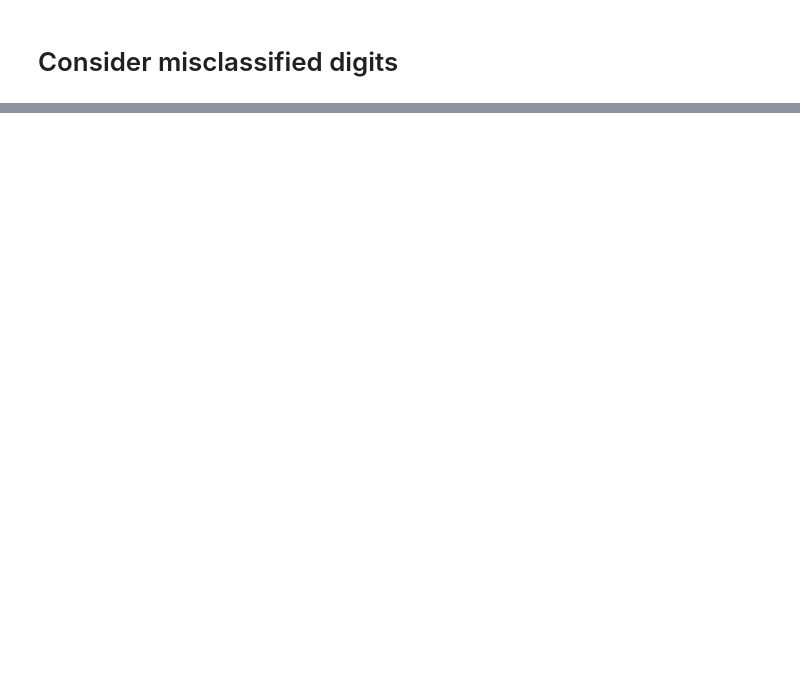
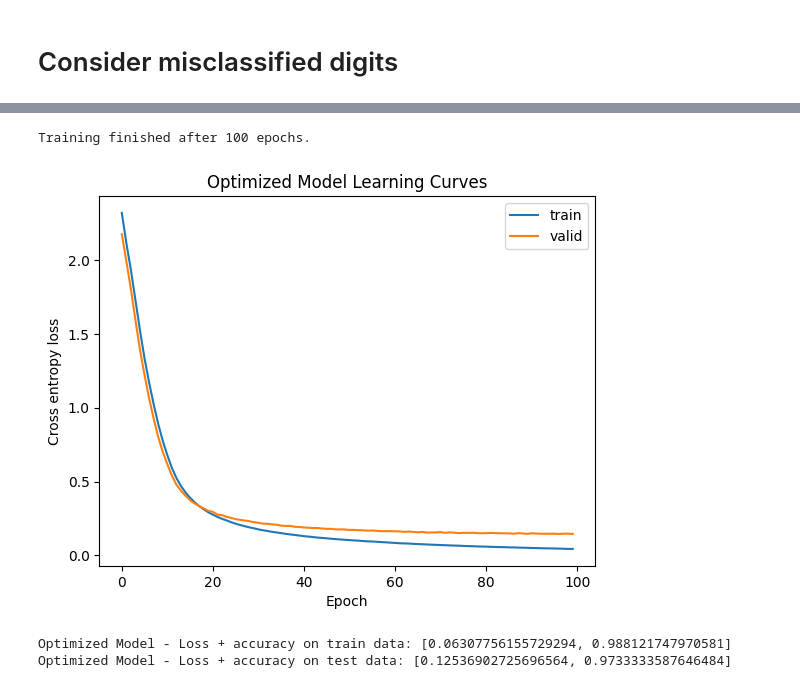
Before and after one commit to RBrooksDK/MAL1, a Jupyter notebook: 11 Introduction to neural networks/Neural networks - Digits - X.ipynb, the cells around one changed output, grey strips where cells are left out. Drawn from its saved outputs; the diff is of its cells as text; code cells hidden in the pictures; blank space fills up the shorter version.

```diff
--- a/11 Introduction to neural networks/Neural networks - Digits - X.ipynb
+++ b/11 Introduction to neural networks/Neural networks - Digits - X.ipynb
@@ -93,0 +124,21 @@ This digit is 8, but classified as 5.
+# %%
+# Reload and scale data for the optimized model
+digits_opt = load_digits()
+X_opt = digits_opt.data / 16.0 # Scale data to [0, 1]
+y_opt = digits_opt.target
+Y_opt = to_categorical(y_opt, num_classes)
+X_train_opt, X_test_opt, Y_train_opt, Y_test_opt = train_test_split(X_opt, Y_opt, stratify = y_opt) # Use scaled X_opt and Y_opt
+input_size_opt = X_opt[0].shape[0]
+# %%
+# Define the optimized model
+seed(1) # Use a different seed for comparison if desired
+tf.random.set_seed(1)
+
+model_opt = Sequential() # Initialize a new neural network
+model_opt.add(Dense(units = 32, activation='relu', input_dim=input_size_opt)) # Use relu activation
+model_opt.add(Dense(units = num_classes, activation='softmax')) # Output layer
+
+adam_opt = Adam() # Use Adam optimizer
+model_opt.compile(loss = 'categorical_crossentropy', optimizer = adam_opt, metrics = ['accuracy'])
+
+model_opt.summary() # Display model architecture
@@ -93,0 +159,34 @@ This digit is 8, but classified as 5.
+# %%
+# Define EarlyStopping callback
+early_stopping_opt = EarlyStopping(monitor='val_loss', patience=10, restore_best_weights=True)
+
+# Train the optimized model
+history_opt = model_opt.fit(X_train_opt, Y_train_opt,
+                            epochs = 100, # Increased epochs
+                            batch_size = 50,
+                            verbose = 0,
+                            validation_split = 0.2,
+                            callbacks=[early_stopping_opt]) # Added callback
+
+print(f"Training finished after {len(history_opt.history['loss'])} epochs.")
+# %% [output]
+Training finished after 100 epochs.
+# %%
+# Plot learning curves for the optimized model
+plt.figure()
+plt.title("Optimized Model Learning Curves")
+plt.xlabel("Epoch")
+plt.ylabel("Cross entropy loss")
+plt.plot(history_opt.history['loss'], label = 'train')
+plt.plot(history_opt.history['val_loss'], label = 'valid')
+plt.legend()
+plt.show()
+# %% [output]
+[figure, added]
+# %%
+# Evaluate the optimized model
+print("Optimized Model - Loss + accuracy on train data: {}".format(model_opt.evaluate(X_train_opt, Y_train_opt, verbose=0)))
+print("Optimized Model - Loss + accuracy on test data: {}".format(model_opt.evaluate(X_test_opt, Y_test_opt, verbose=0)))
+# %% [output]
+Optimized Model - Loss + accuracy on train data: [0.06307756155729294, 0.988121747970581]
+Optimized Model - Loss + accuracy on test data: [0.12536902725696564, 0.9733333587646484]
```
Also changed, not shown: parts of 10 cells of this notebook.
